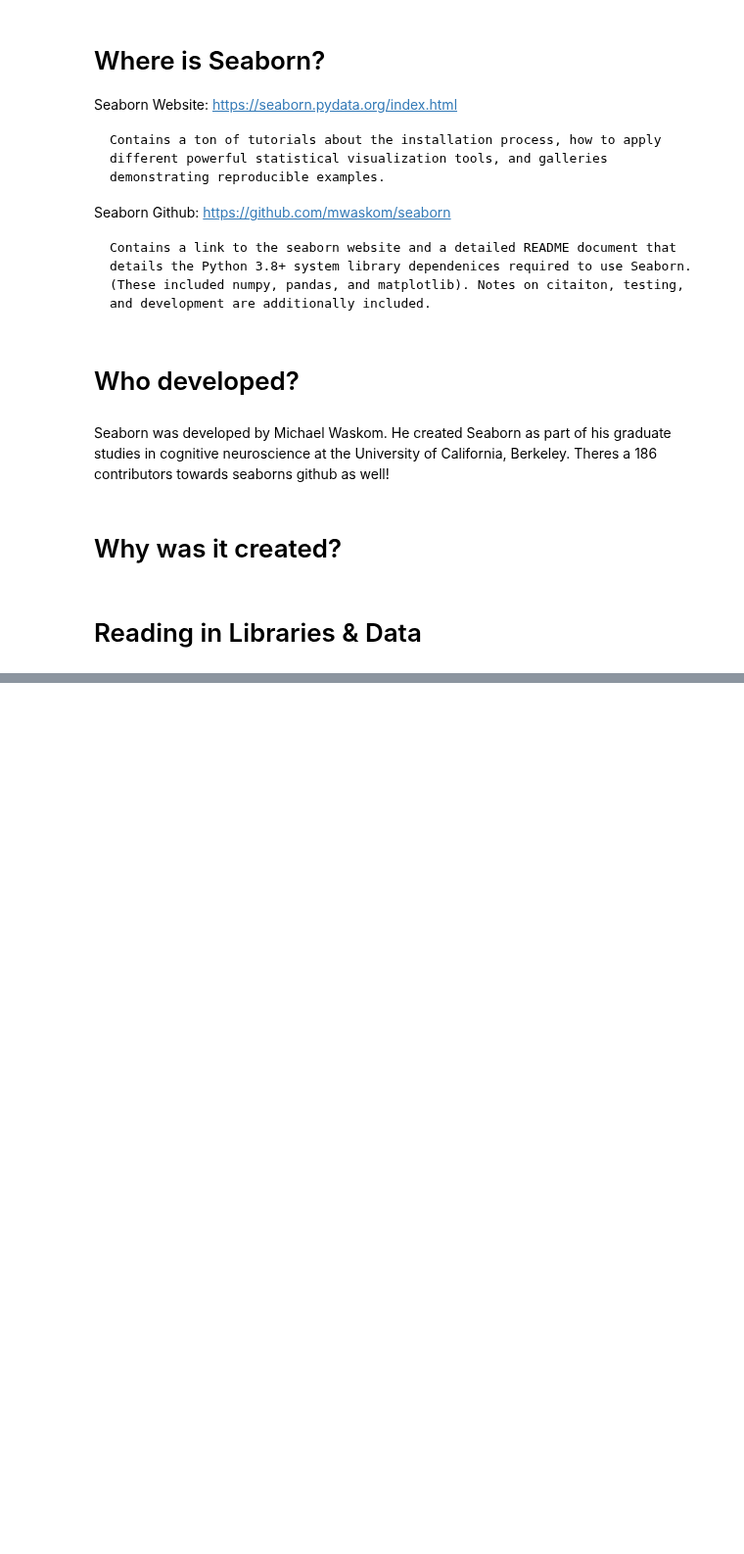
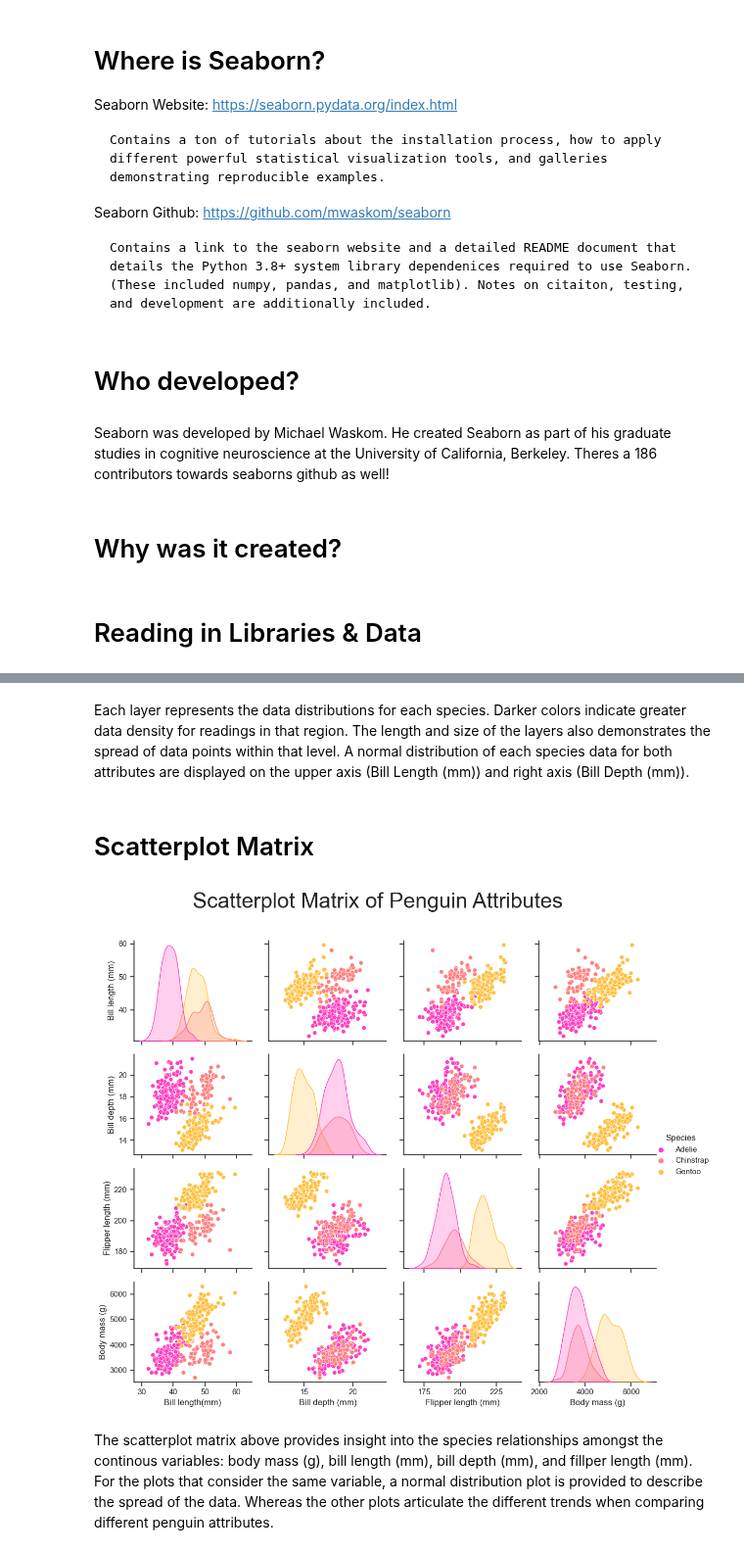
Before and after one commit to saingersoll/squirrel-gurlz, a Jupyter notebook: nbs/seabornpenguins.ipynb, the cells around one changed output, grey strips where cells are left out. Shown at 98% size. Cells and saved outputs as stored; diff of their text form; code cells hidden in the pictures; blank space fills up the shorter version.

```diff
--- a/nbs/seabornpenguins.ipynb
+++ b/nbs/seabornpenguins.ipynb
@@ -34,0 +69,40 @@ penguins.rename(columns=snake_case, inplace=True)
+# %% [markdown]
+Each layer represents the data distributions for each species. Darker colors indicate greater data density for readings in that region. The length and size of the layers also demonstrates the spread of data points within that level. A normal distribution of each species data for both attributes are displayed on the upper axis (Bill Length (mm)) and right axis (Bill Depth (mm)).
+# %% [markdown]
+# Scatterplot Matrix
+# %%
+penguins = sns.load_dataset("penguins")   # Load the penguins dataset
+sns.set_theme(style="ticks")              # Sets theme of graph to have major and minor tick marks on gray axes, with a white background
+
+scattermatrix = sns.pairplot(             # asks to generate a grid of plots
+            penguins,                     # assigns data set
+            hue="species",                # assigns a variable to differentiate color by
+            palette="spring",             # assigns a color palette to hue
+            )
+scattermatrix.fig.suptitle("Scatterplot Matrix of Penguin Attributes", y =1.02, fontsize=30)       # assigns title position not to overlap
+scattermatrix.legend.set_bbox_to_anchor((1.08,0.5))                                                # assigns legend position not to overlap
+scattermatrix.legend.set_title('Species')                                                          # assigns title to legend
+scattermatrix.axes[0, 0].set_ylabel("Bill length (mm)")
+scattermatrix.axes[1, 0].set_ylabel("Bill depth (mm)")
+scattermatrix.axes[2, 0].set_ylabel("Flipper length (mm)")
+scattermatrix.axes[3, 0].set_ylabel("Body mass (g)")                                               # assigns axes titles to each plot respective to their matrix indices
+scattermatrix.axes[3, 0].set_xlabel("Bill length(mm)")
+scattermatrix.axes[3, 1].set_xlabel("Bill depth (mm)")
+scattermatrix.axes[3, 2].set_xlabel("Flipper length (mm)")
+scattermatrix.axes[3, 3].set_xlabel("Body mass (g)")
+
+plt.tight_layout()                        # formats the layout to be tight
+plt.show()                                # displays beautiful scatterplot matrix
+
+folder_path = '../figs/'                    # Specifying folder path
+
+scattermatrixfig = 'scattermatrix.png'                        # Specifying filename for saving
+
+save_path = f'{folder_path}/{scattermatrixfig}'      # Combining folder path and filename
+
+scattermatrix.savefig(save_path)                     # Use this figure to save figure in said path
+# %% [output]
+[figure, added]
+# %% [markdown]
+The scatterplot matrix above provides insight into the species relationships amongst the continous variables: body mass (g), bill length (mm), bill depth (mm), and fillper length (mm).
+For the plots that consider the same variable, a normal distribution plot is provided to describe the spread of the data. Whereas the other plots articulate the different trends when comparing different penguin attributes.
```
Also changed, not shown: parts of 2 cells of this notebook.
